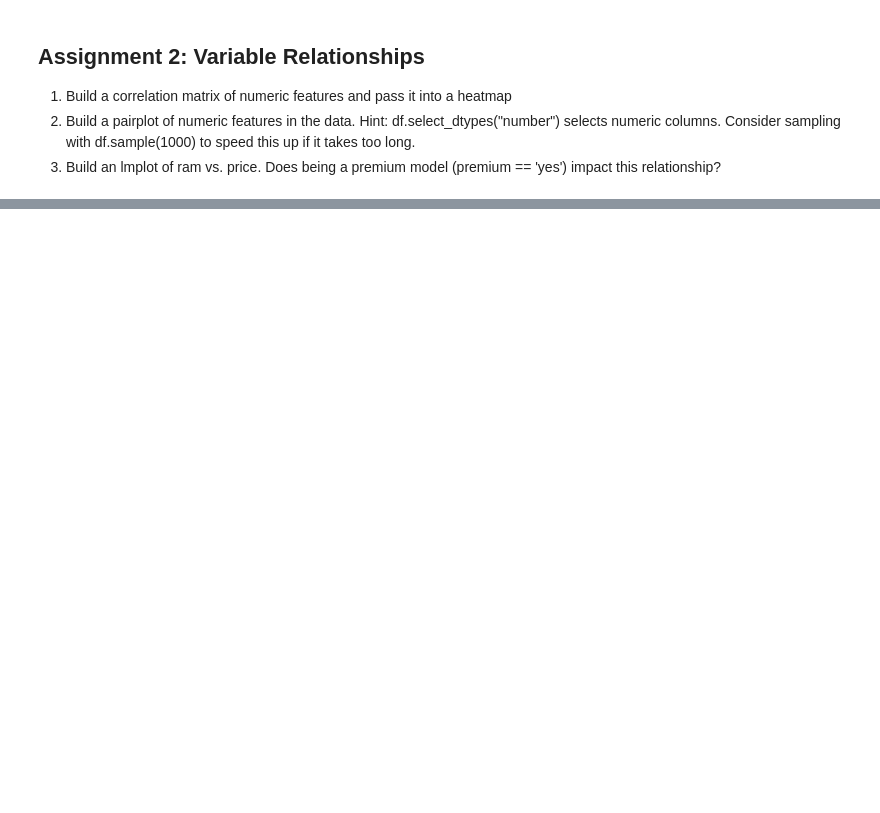
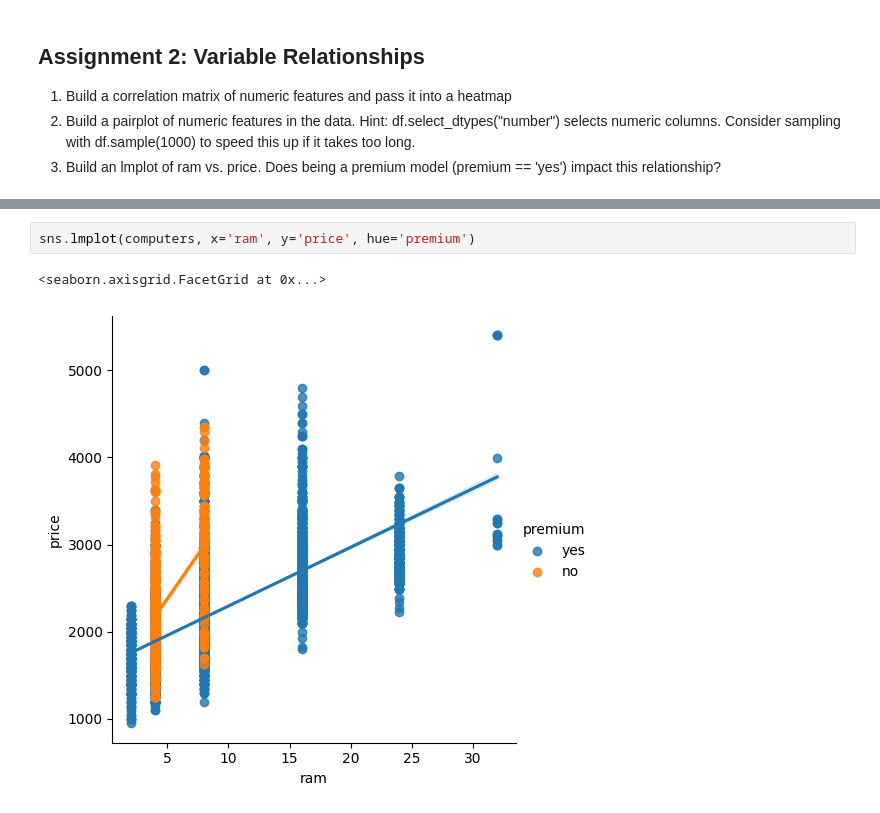
Before and after one commit to Proftg/Maven-regression, a Jupyter notebook: DataScienceinPythonRegression-230823-154628/Course Materials/Assignments/01_EDA_assignments.ipynb, the cells around one changed output, grey strips where cells are left out. Cells and saved outputs as stored; diff of their text form; blank space fills up the shorter version.

```diff
--- a/DataScienceinPythonRegression-230823-154628/Course Materials/Assignments/01_EDA_assignments.ipynb
+++ b/DataScienceinPythonRegression-230823-154628/Course Materials/Assignments/01_EDA_assignments.ipynb
@@ -87,0 +126,5 @@ for col, ax in zip(columns, ax.flat):
+# %%
+sns.lmplot(computers, x='ram', y='price', hue='premium')
+# %% [output]
+<seaborn.axisgrid.FacetGrid at 0x...>
+[figure, added]
```
Also changed, not shown: parts of 7 cells of this notebook.
